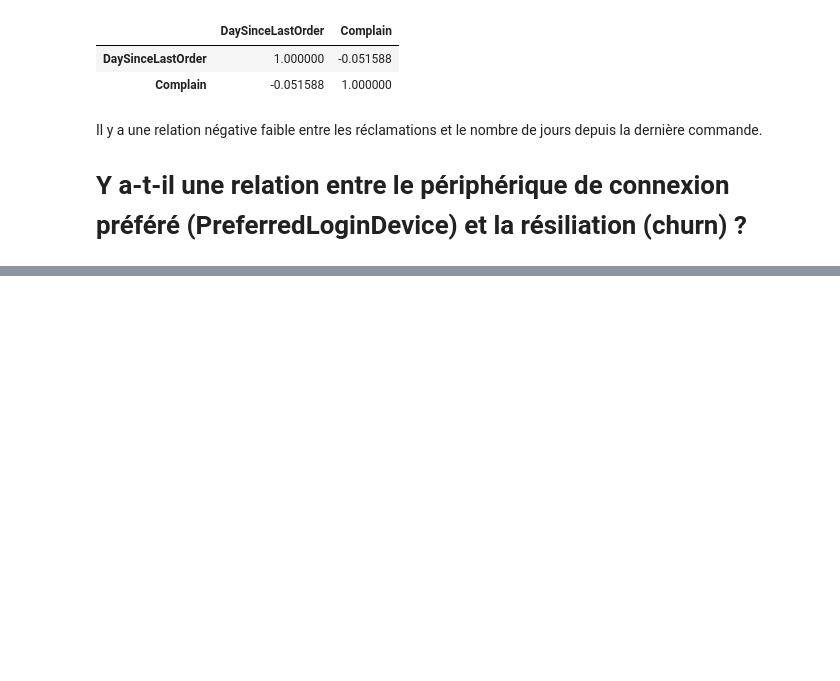
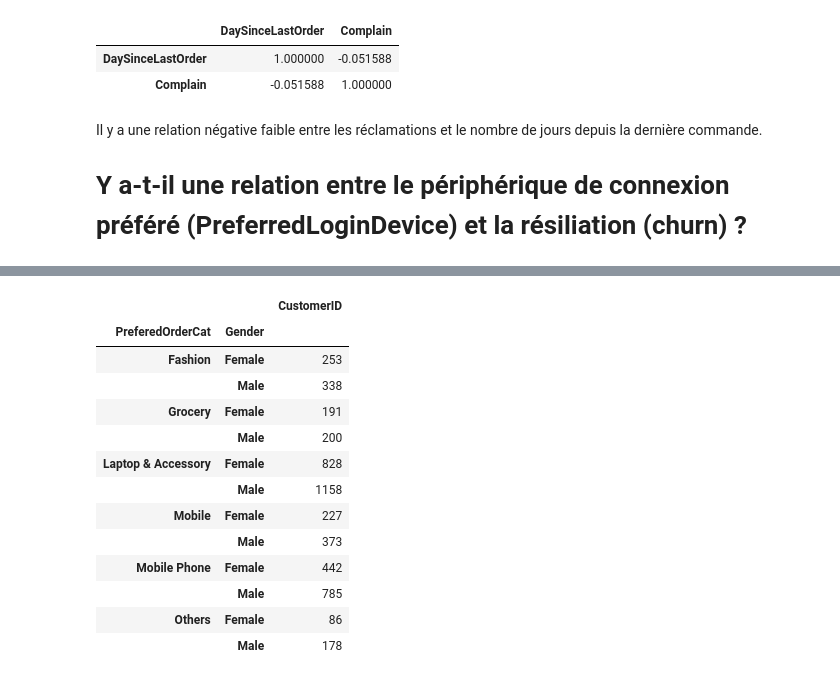
Before and after one commit to k-chanez/Churn-prediction, a Jupyter notebook: Churn_prediction_IA.ipynb, the cells around one changed output, grey strips where cells are left out. Saved outputs shown, nothing was run; the diff lists cells and outputs as text; code cells hidden in the pictures; blank space fills up the shorter version.

```diff
--- a/Churn_prediction_IA.ipynb
+++ b/Churn_prediction_IA.ipynb
@@ -600,0 +845,17 @@ mobile phone users are likely to churn may be this indicates a problem on the ap
+# %%
+df2.groupby(['PreferedOrderCat' , 'Gender'])[['CustomerID']].count()
+# %% [output]
+|  |  | CustomerID |
+| PreferedOrderCat | Gender |  |
+| Fashion | Female | 253 |
+|  | Male | 338 |
+| Grocery | Female | 191 |
+|  | Male | 200 |
+| Laptop & Accessory | Female | 828 |
+|  | Male | 1158 |
+| Mobile | Female | 227 |
+|  | Male | 373 |
+| Mobile Phone | Female | 442 |
+|  | Male | 785 |
+| Others | Female | 86 |
+|  | Male | 178 |
```
Also changed, not shown: parts of 64 cells of this notebook.
